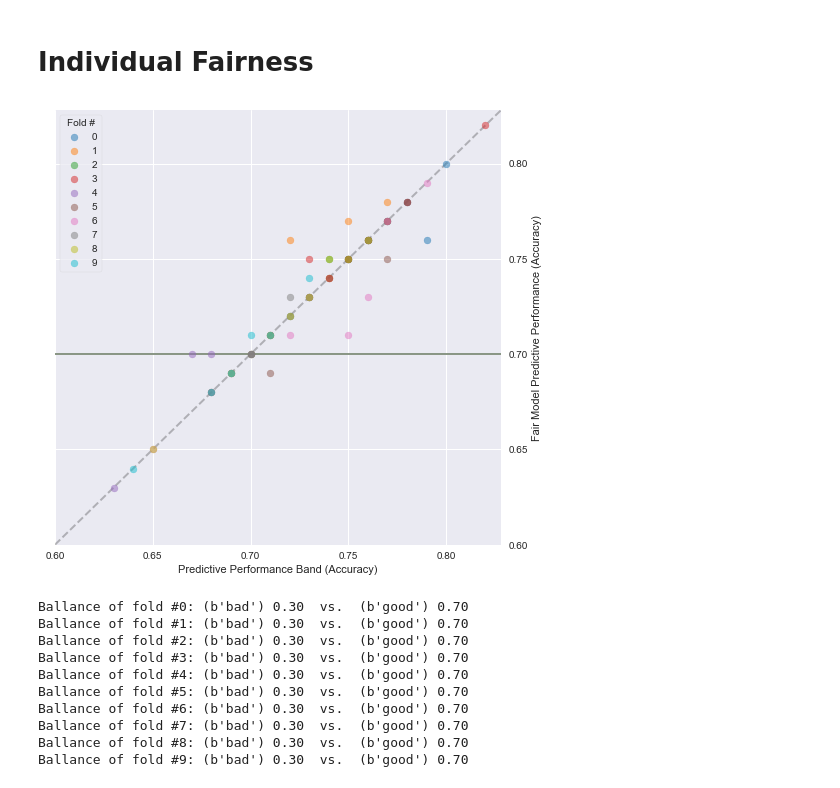
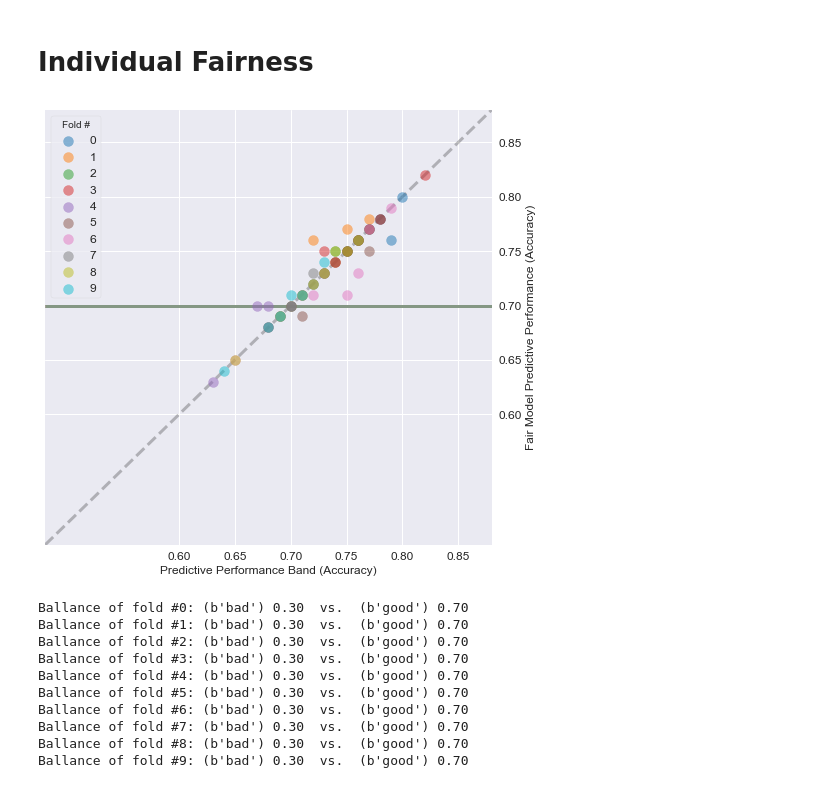
Before and after one commit to So-Cool/CrossModelFairness, a Jupyter notebook: notebooks/fair_model.ipynb, the cells around one changed output. Saved outputs shown, nothing was run; the diff lists cells and outputs as text; code cells hidden in the pictures.

```diff
--- a/notebooks/fair_model.ipynb
+++ b/notebooks/fair_model.ipynb
@@ -13,6 +21,5 @@ import pickle
 # %%
 delta = 0  # tolerance (delta) on predictive performance
-x_precision = .05  # .05 # .02 # .02 # x-axis plot step space
 
 save_fig = True
 folds = range(0, 10)
@@ -20,20 +27,20 @@ folds = range(0, 10)
 favourable_classes = set([b'+', b'good', b'>50K'])
 
 # Testcase
-task_id, flow_id = 31, 66
+task_id, flow_id, x_precision = 31, 66, .05  # x-axis plot step space
 
 # Fairness
 ## Top-performing pipeline for each data set (i.e., task)
 ### Supervised Classification on credit-approval # Gradient Boosting
-# task_id, flow_id = 29, 12736
+# task_id, flow_id, x_precision = 29, 12736, .05
 ### Supervised Classification on credit-g # Ranger Classifier
-# task_id, flow_id = 31, 6794
+# task_id, flow_id, x_precision = 31, 6794, .04
 ### Supervised Classification on adult # Boosting with Decision Trees
-# task_id, flow_id = 7592, 6970
+# task_id, flow_id, x_precision = 7592, 6970, .02
 # %%
 task_flow = {}
 
-with open(f'./run_cache/{task_id}/{task_id}_{flow_id}.pickle', 'br') as f:
+with open(f'{TEMP_DIR}/{task_id}/{task_id}_{flow_id}.pickle', 'br') as f:
     dict_ = pickle.load(f)
 
     labels = dict_['labels']
@@ -121,55 +128,59 @@ y_range = set()
 for (x, y), fold_id, c in zip(best_model_plot, folds, colours):
     x_range = x_range.union(x)
     y_range = y_range.union(y)
-    plt.scatter(x, y, color=c, label=fold_id, zorder=3, alpha=.5)
+    plt.scatter(x, y, color=c, label=fold_id, zorder=3, alpha=.5, s=100)
 
 total_range = x_range.union(y_range)
 total_min, total_max = min(total_range), max(total_range)
 total_min = total_min - 0.01*total_min
 total_max = total_max + 0.01*total_max
-# total_min, total_max = .4, 1.
-# total_min, total_max = .48, .88
-# total_max = .9 + (.7-min_)
-# total_min, total_max = 0.67, .93
+if task_id == 29: total_min, total_max = .4, 1.
+if task_id == 31: total_min, total_max = .48, .88
+if task_id == 7592: total_min, total_max = 0.69, .91
+if task_id == 7592 and delta == 2: total_min, total_max = 0.67, .93
 plt.xlim((total_min, total_max))
 plt.ylim((total_min, total_max))
 
 if x_precision:
     x_range_min = np.around(min(x_range), decimals=1)
     x_range_max = np.around(max(x_range), decimals=1)  # 1.01 # default
-    # x_range_min = .45
-    # x_range_max = .87
-    # x_range_min, x_range_max = .68, .93
+    if task_id == 29: x_range_min = .45
+    if task_id == 31: x_range_max = .87
+    if task_id == 7592: x_range_min, x_range_max = .70, .90
+    if task_id == 7592 and delta == 2: x_range_min, x_range_max = .68, .93
     plt.xticks(
         np.arange(x_range_min, x_range_max, x_precision)
     )
     plt.yticks(
         np.arange(x_range_min, x_range_max, x_precision)
     )
 
 min_, max_ = min(total_min, x_range_min), max(total_max, x_range_max)
-plt.plot((min_, max_), (min_, max_), color='black', alpha=.25, lw=2, zorder=1, linestyle='--')
+plt.plot((min_, max_), (min_, max_), color='black', alpha=.25, lw=3, zorder=1, linestyle='--')
 
 for majority, c in zip(majority_class, colours):
-    plt.hlines(majority, min_, max_, color=c, zorder=2, alpha=.25)
+    plt.hlines(majority, min_, max_, color=c, zorder=2, alpha=.25, lw=3)
 
 # f.axes[0].invert_xaxis()
 
-plt.xlabel('Predictive Performance Band (Accuracy)')
-plt.ylabel('Fair Model Predictive Performance (Accuracy)')
+plt.xlabel('Predictive Performance Band (Accuracy)', fontsize=12)
+plt.ylabel('Fair Model Predictive Performance (Accuracy)', fontsize=12)
 f.axes[0].yaxis.tick_right()
 f.axes[0].yaxis.set_label_position('right')
 
-plt.legend(title='Fold #', loc='upper left', frameon=True, framealpha=.75)  # , facecolor='white'
+plt.xticks(fontsize=12)
+plt.yticks(fontsize=12)
+
+plt.legend(title='Fold #', loc='upper left', frameon=True, framealpha=.75, fontsize=12)  # , facecolor='white'
 
 if save_fig:
     plt.savefig(
-        f'../figure/fair_model_{task_id}_{flow_id}_{delta}.pdf',
+        f'./figures/fair_model_{task_id}_{flow_id}_{delta}.pdf',
         dpi=300,
         bbox_inches='tight',
         pad_inches=0)
 # %% [output]
-[figure, old version]
+[figure, new version]
 # %%
 for fold_id, (types, ballance) in enumerate(class_ballance):
     total = ballance.sum()
```
Also changed, not shown: parts of 2 cells of this notebook, 7 other files.
